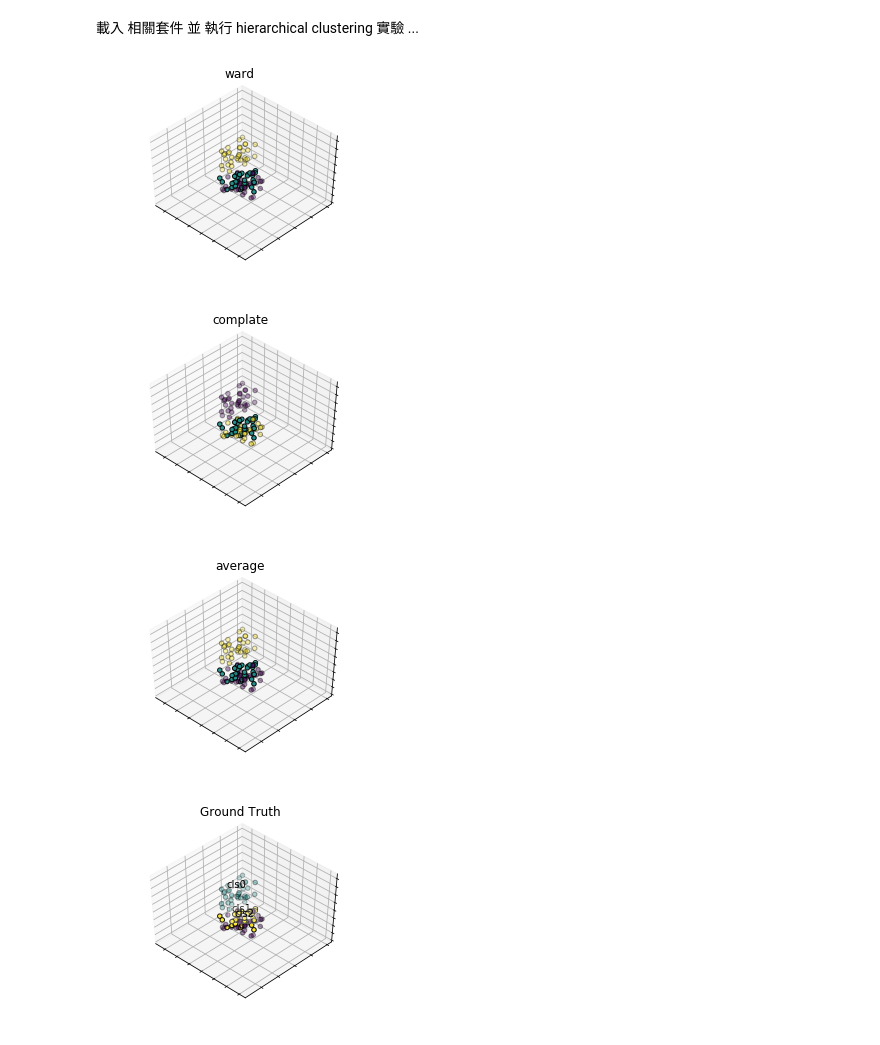
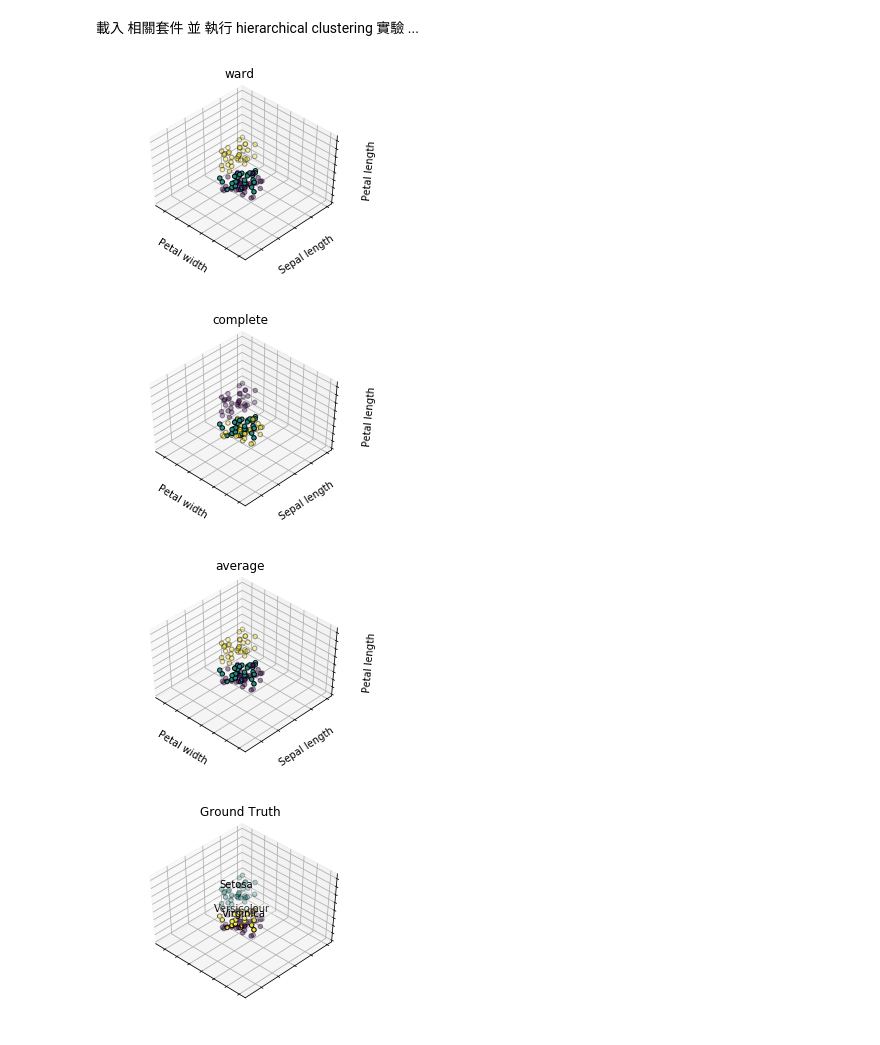
Before and after one commit to soulrrrrr/2nd-ML100Days, a Jupyter notebook: homework/Day_057_HW.ipynb, the cells around one changed output. Cells and saved outputs as stored; diff of their text form; code cells hidden in the pictures.

```diff
--- a/homework/Day_057_HW.ipynb
+++ b/homework/Day_057_HW.ipynb
@@ -32,7 +52,7 @@ estimators = [('hc_ward', AgglomerativeClustering(n_clusters=3, linkage="ward"))
               ('hc_average', AgglomerativeClustering(n_clusters=3, linkage="average"))]
 # %%
 fignum = 1
-titles = ['ward', 'complate', 'average']
+titles = ['ward', 'complete', 'average']
 for name, est in estimators:
     fig = plt.figure(fignum, figsize=(4, 3))
     ax = Axes3D(fig, rect=[0, 0, .95, 1], elev=48, azim=134)
@@ -46,37 +66,40 @@ for name, est in estimators:
                c=labels.astype(np.float), edgecolor='k')
 
     ax.w_xaxis.set_ticklabels([])
     ax.w_yaxis.set_ticklabels([])
     ax.w_zaxis.set_ticklabels([])
+    ax.set_xlabel('Petal width')
+    ax.set_ylabel('Sepal length')
+    ax.set_zlabel('Petal length')
     ax.set_title(titles[fignum - 1])
     ax.dist = 12
     fignum = fignum + 1
 
 # Plot the ground truth
 fig = plt.figure(fignum, figsize=(4, 3))
 ax = Axes3D(fig, rect=[0, 0, .95, 1], elev=48, azim=134)
 
-for name, label in [('cls0', 0),
-                    ('cls1', 1),
-                    ('cls2', 2)]:
+for name, label in [('Setosa', 0),
+                    ('Versicolour', 1),
+                    ('Virginica', 2)]:
     ax.text3D(X[y == label, 3].mean(),
               X[y == label, 0].mean(),
               X[y == label, 2].mean() + 2, name,
               horizontalalignment='center',
               bbox=dict(alpha=.2, edgecolor='w', facecolor='w'))
 # Reorder the labels to have colors matching the cluster results
 y = np.choose(y, [1, 2, 0]).astype(np.float)
 ax.scatter(X[:, 3], X[:, 0], X[:, 2], c=y, edgecolor='k')
 
 ax.w_xaxis.set_ticklabels([])
 ax.w_yaxis.set_ticklabels([])
 ax.w_zaxis.set_ticklabels([])
 ax.set_title('Ground Truth')
 ax.dist = 12
 
 #fig.show()
 # %% [output]
-[figure, old version]
+[figure, new version]
-[figure, old version]
+[figure, new version]
-[figure, old version]
+[figure, new version]
-[figure, old version]
+[figure, new version]
```
Also changed, not shown: parts of 1 cell of this notebook, 1 other file.
